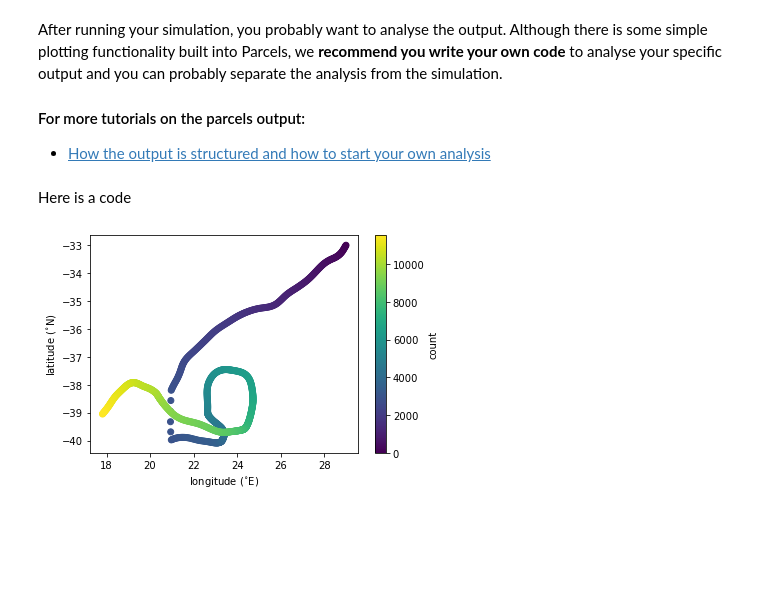
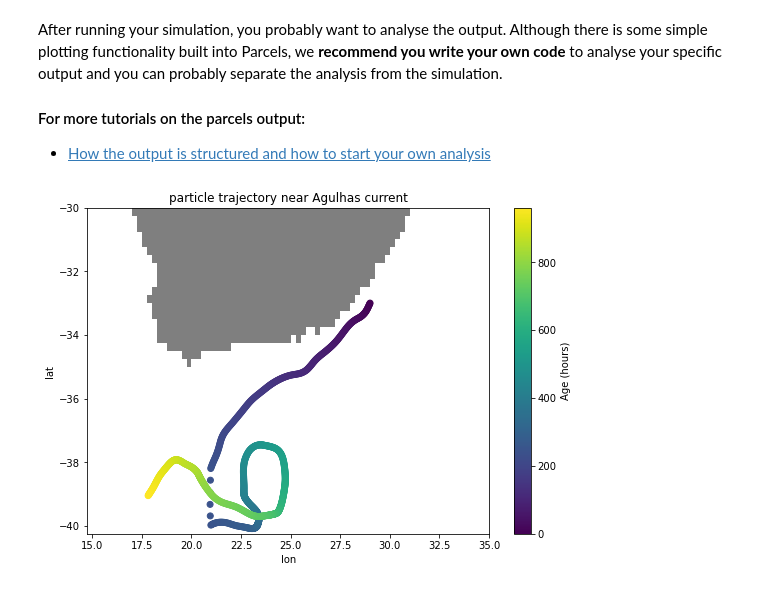
Before and after one commit to pdnooteboom/ParcelsStructure, a Jupyter notebook: tutorial_parcels_structure.ipynb, the cells around one changed output. Drawn from its saved outputs; the diff is of its cells as text; code cells hidden in the pictures; blank space fills up the shorter version.

```diff
--- a/tutorial_parcels_structure.ipynb
+++ b/tutorial_parcels_structure.ipynb
@@ -157,18 +157,27 @@ output_file.close()
 After running your simulation, you probably want to analyse the output. Although there is some simple plotting functionality built into Parcels, we **recommend you write your own code** to analyse your specific output and you can probably separate the analysis from the simulation.
 #### For more tutorials on the parcels output:
 * [How the output is structured and how to start your own analysis](https://nbviewer.jupyter.org/github/OceanParcels/parcels/blob/master/parcels/examples/tutorial_output.ipynb)
-# %% [markdown]
-Here is a code
-# %%
-import xarray as xr
-import matplotlib.pylab as plt
-
-ds=xr.open_dataset('GCParticles.nc')
-plt.scatter(ds['lon'], ds['lat'], c=ds['count'])
-plt.xlabel('longitude ($^{\circ}$E)')
-plt.ylabel('latitude ($^{\circ}$N)')
-cax = plt.colorbar()
-cax.set_label('count')
-plt.show()
-# %% [output]
-[figure, removed]
+# %%
+import xarray as xr
+import numpy as np
+import matplotlib.pylab as plt
+from glob import glob
+from copy import copy
+
+ffs = np.sort(glob('fieldset_data/examples/GlobCurrent_example_data/*.nc'))
+cmap = copy(plt.get_cmap('Greys'))
+cmap.set_bad(color = 'k', alpha = 0.5)
+ds = xr.open_dataset(ffs[0])
+ds = ds.isel(time=0)
+ds['speed (m/s)'] = (ds['eastward_eulerian_current_velocity']**2+ds['northward_eulerian_current_velocity']**2)**0.5
+
+fig, ax = plt.subplots(1, 1, figsize=(9,6))
+ds['speed (m/s)'].plot(cmap=cmap,add_colorbar=False, vmax=10e20)
+ax.set_title('particle trajectory near Agulhas current')
+dsp=xr.open_dataset('GCParticles.nc')
+im = plt.scatter(dsp['lon'], dsp['lat'], c=dsp['age'])
+cbar = plt.colorbar(im)
+cbar.set_label('Age (hours)')
+plt.show()
+# %% [output]
+[figure, added]
```
Also changed, not shown: parts of 3 cells of this notebook.
